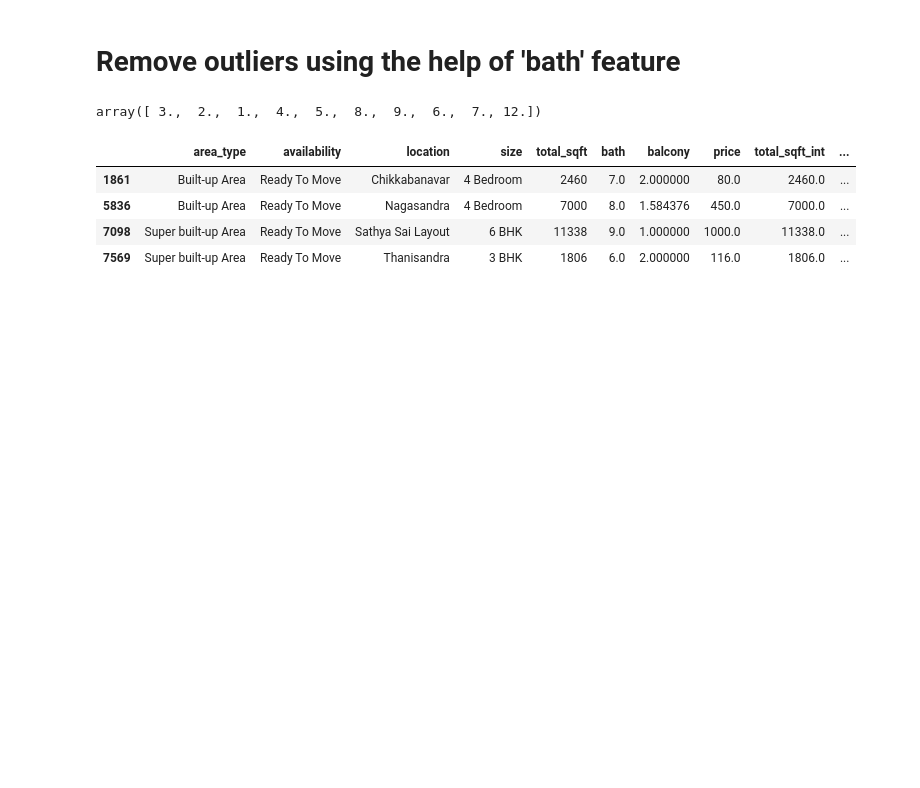
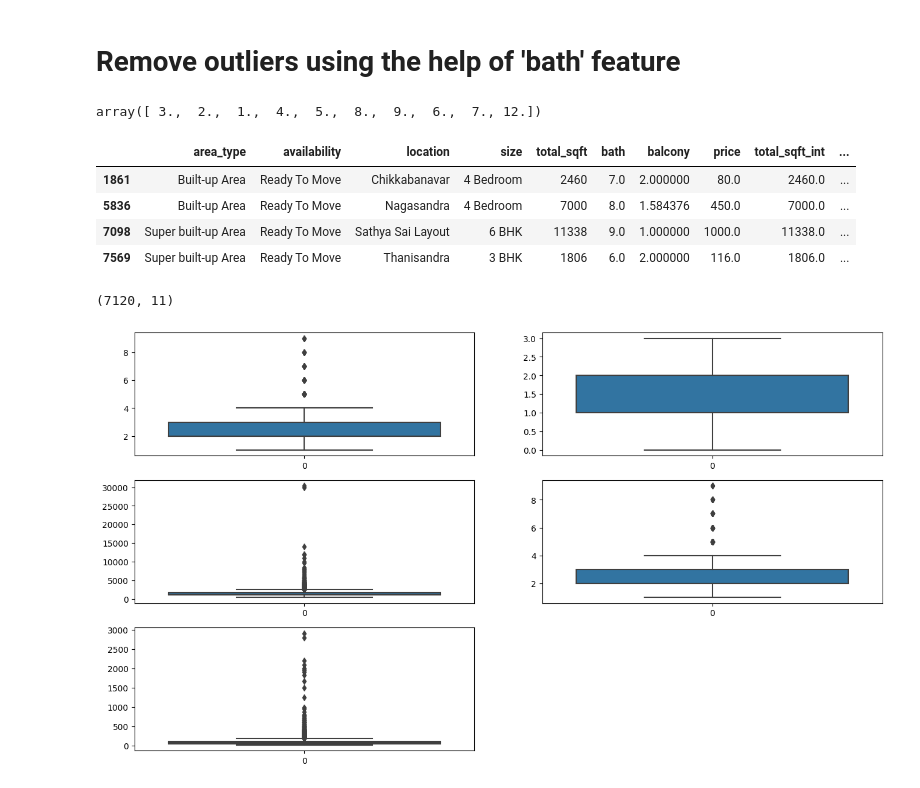
Before and after one commit to swapnalishamrao/Bengalore_House_Price_Prediction, a Jupyter notebook: Benglore_Housing_Price_Perediction.ipynb, the cells around one changed output. Saved outputs shown, nothing was run; the diff lists cells and outputs as text; code cells hidden in the pictures; blank space fills up the shorter version.

```diff
--- a/Benglore_Housing_Price_Perediction.ipynb
+++ b/Benglore_Housing_Price_Perediction.ipynb
@@ -597,3 +604,16 @@ df10[df10.bath > df10.bhk+2]
 | 5836 | Built-up Area | Ready To Move | Nagasandra | 4 Bedroom | 7000 | 8.0 | 1.584376 | 450.0 | 7000.0 | ... |
 | 7098 | Super built-up Area | Ready To Move | Sathya Sai Layout | 6 BHK | 11338 | 9.0 | 1.000000 | 1000.0 | 11338.0 | ... |
 | 7569 | Super built-up Area | Ready To Move | Thanisandra | 3 BHK | 1806 | 6.0 | 2.000000 | 116.0 | 1806.0 | ... |
+# %%
+# here we are considering data only total no. bathroom = bhk + 1
+df11 = df10[df10.bath < df10.bhk+2]
+df11.shape
+# %% [output]
+(7120, 11)
+# %%
+plt.figure(figsize=(16,9))
+for i, var in enumerate(num_var):
+  plt.subplot(3,2,i+1)
+  sns.boxplot(df11[var])
+# %% [output]
+[figure, added]
```
Also changed, not shown: parts of 5 cells of this notebook.
